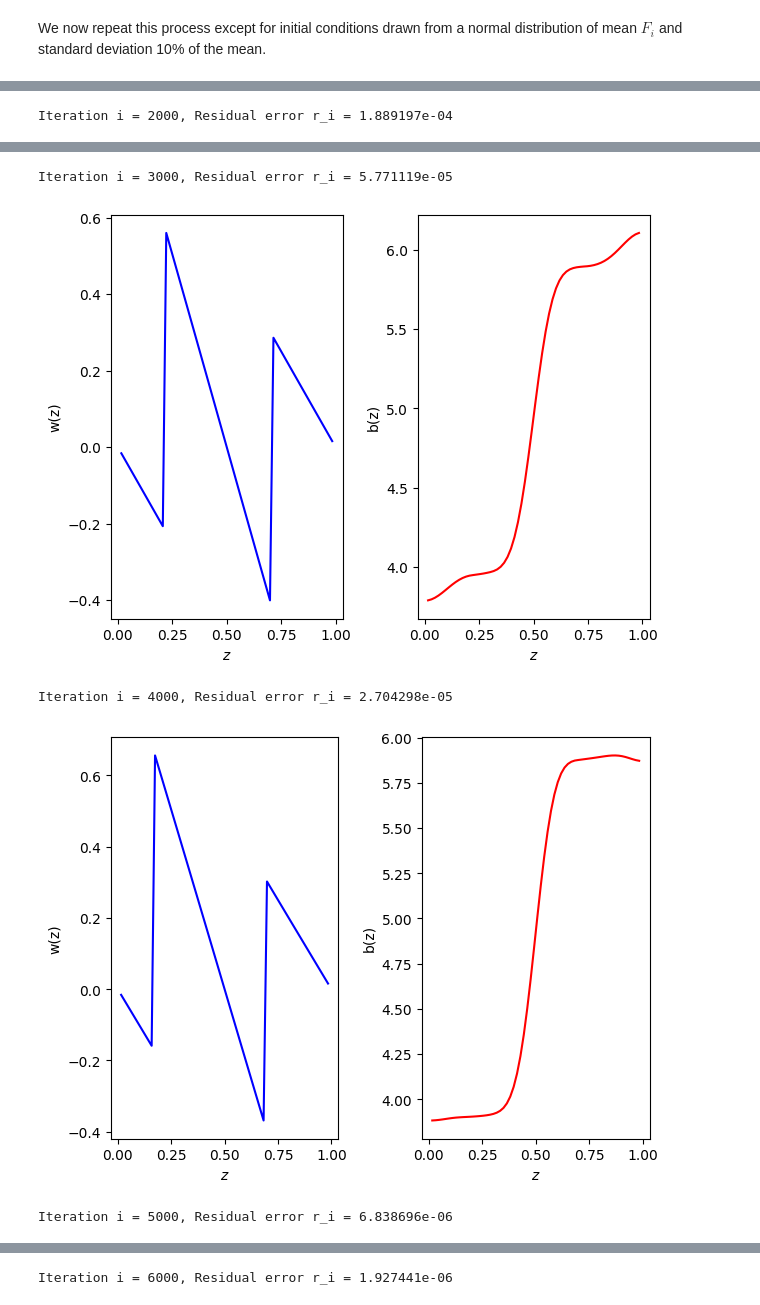
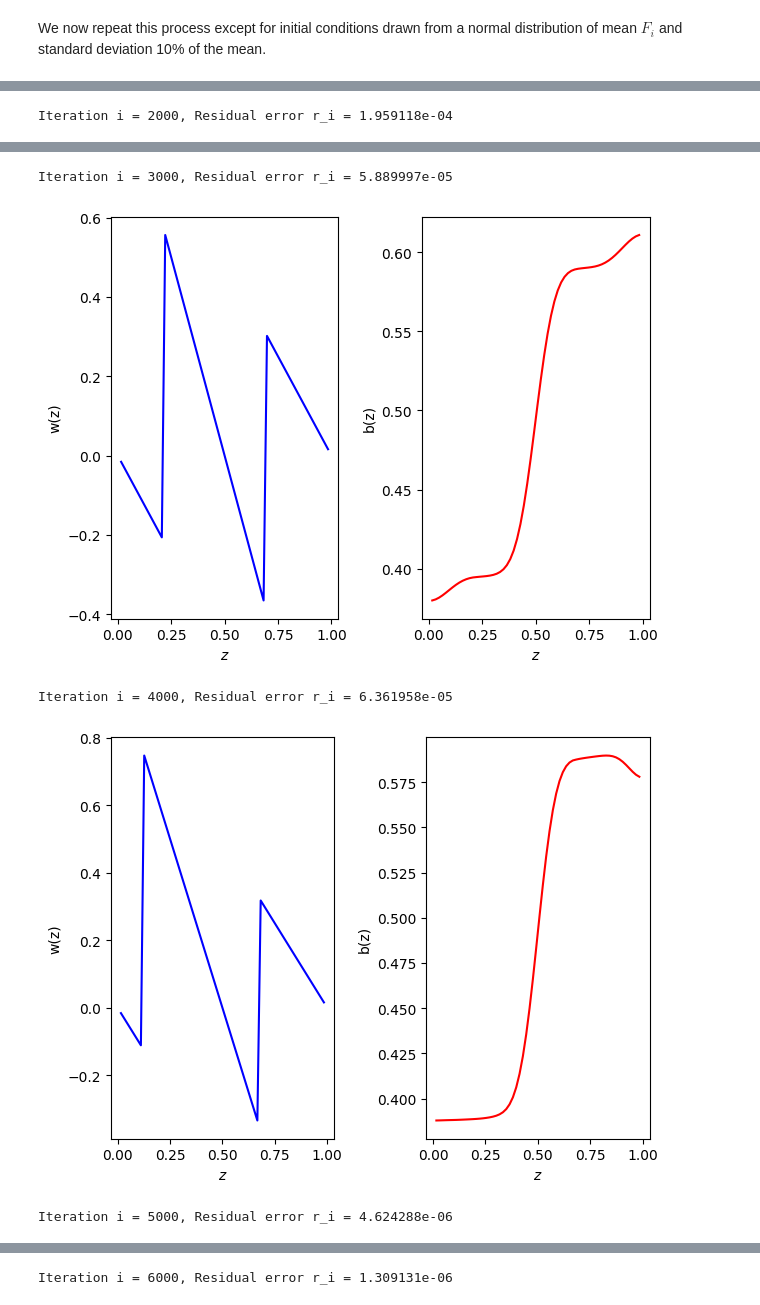
Before and after one commit to mannixp/D.strafity-mapping, a Jupyter notebook: Stochastic_Plume_Model.ipynb, the cells around one changed output, grey strips where cells are left out. Cells and saved outputs as stored; diff of their text form; code cells hidden in the pictures.

```diff
--- a/Stochastic_Plume_Model.ipynb
+++ b/Stochastic_Plume_Model.ipynb
@@ -214,27 +208,27 @@ and $\sigma$ a regularising diffusion. To do solve we implement the advection di
 # %%
-def step_buoyancy(w,b,σ=.1,dt=1e-03,A_inv = None, B = None):
+def step_buoyancy(w,b,Γ=.1,dt=1e-03,A_inv = None, B = None):
 
     """
     Step forward using one time-step
 
-    if σ > 0:
+    if Γ > 0:
     Crank-Nicolson
-    elif σ == 0
+    elif Γ == 0
     Euler-Explicit
 
     returns b(z,t_n+1)
     """
 
-    if σ > 0:
+    if Γ > 0:
 
       if (A_inv is None) and (B is None):
-        A = (I/dt - .5*σ*L)
-        B = (I/dt + .5*σ*L)
+        A = (I/dt - .5*Γ*L)
+        B = (I/dt + .5*Γ*L)
         return np.linalg.solve(A,B@b - w*(D@b) )
       else:
         return A_inv@( B@b - w*(D@b) )
 
-    elif σ == 0:
+    elif Γ == 0:
 
       #Courant number |c*dt/dx| < 1
       c = np.max(abs(w))
@@ -271,15 +265,15 @@ This process is repeated until the residual error
 falls below a user prescribed tolerance.
 # %%
 # Sources and IC
-b      = 10*z;
+b      = 1*z;
 Nsq    = D@b;
-Plumes = {'F1':1,'F2':-1}
+Plumes = {'F1':.1,'F2':-.1}
 Area   = 1.0
 
-σ     = 1e-02
+Γ     = 1e-02
 dt    = 1e-03
-A_inv = np.linalg.inv(I/dt - .5*σ*L)
-B     = (I/dt + .5*σ*L)
+A_inv = np.linalg.inv(I/dt - .5*Γ*L)
+B     = (I/dt + .5*Γ*L)
 
 Error = [1.0];
 iter  = 0;
@@ -301,7 +295,7 @@ while (iter < 10*(10**3)): #(Error[-1] > 1e-03) or
     w -= Q_i/Area
 
   # (2) step db/dt forward
-  b = step_buoyancy(w,b,σ=σ,dt=dt,A_inv=A_inv,B=B)
+  b = step_buoyancy(w,b,Γ=Γ,dt=dt,A_inv=A_inv,B=B)
 
   # (3) update N^2 & check converged
   Error.append(  np.linalg.norm(Nsq - D@b,2)/np.linalg.norm(Nsq,2) )
@@ -325 +319 @@ Iteration i = 1000, Residual error r_i = 3.900232e-04
-Iteration i = 2000, Residual error r_i = 1.889197e-04
+Iteration i = 2000, Residual error r_i = 1.959118e-04
@@ -327,5 +321,5 @@ Iteration i = 2000, Residual error r_i = 1.889197e-04
-Iteration i = 3000, Residual error r_i = 5.771119e-05
+Iteration i = 3000, Residual error r_i = 5.889997e-05
-[figure, old version]
+[figure, new version]
-Iteration i = 4000, Residual error r_i = 2.704298e-05
+Iteration i = 4000, Residual error r_i = 6.361958e-05
-[figure, old version]
+[figure, new version]
-Iteration i = 5000, Residual error r_i = 6.838696e-06
+Iteration i = 5000, Residual error r_i = 4.624288e-06
@@ -333 +327 @@ Iteration i = 5000, Residual error r_i = 6.838696e-06
-Iteration i = 6000, Residual error r_i = 1.927441e-06
+Iteration i = 6000, Residual error r_i = 1.309131e-06
```
Also changed, not shown: parts of 5 cells of this notebook.
